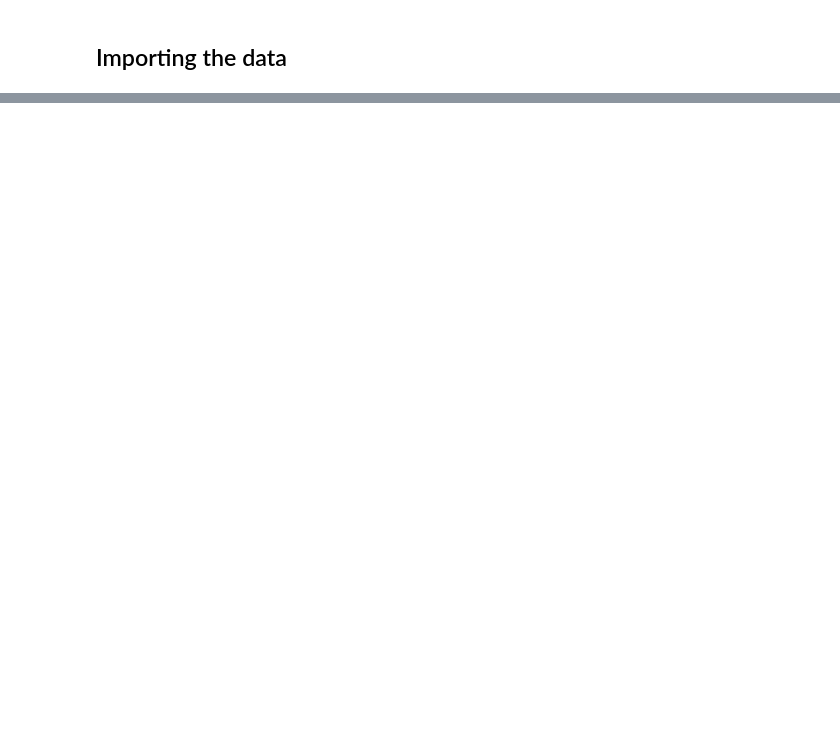
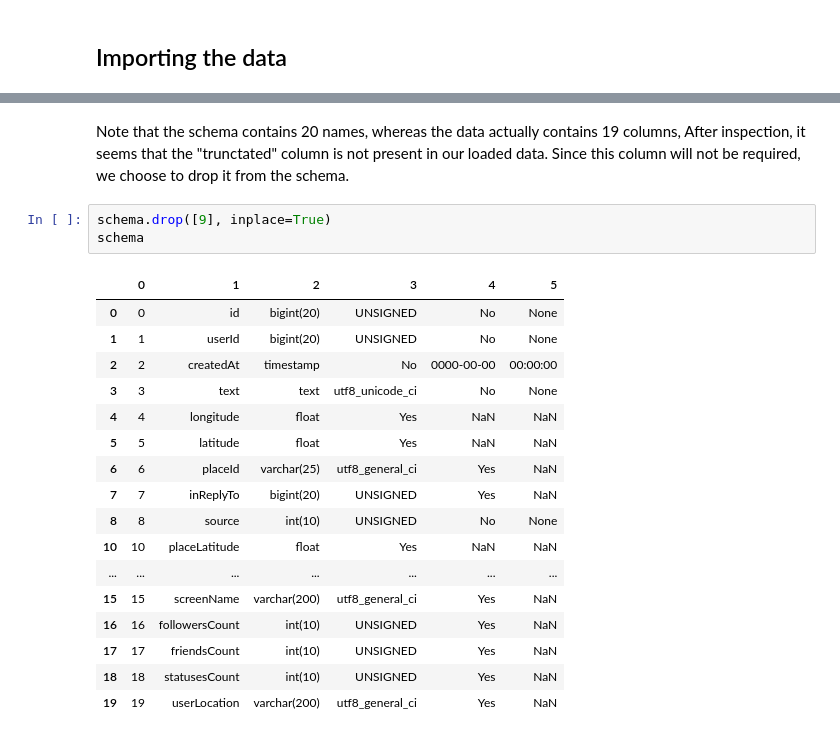
Before and after one commit to paulnicolet/ADA-Project, a Jupyter notebook: notebooks/cleaning.ipynb, the cells around one changed output, grey strips where cells are left out. Drawn from its saved outputs; the diff is of its cells as text; blank space fills up the shorter version.

```diff
--- a/notebooks/cleaning.ipynb
+++ b/notebooks/cleaning.ipynb
@@ -59,0 +53,23 @@ df.head()
+# %% [markdown]
+Note that the schema contains 20 names, whereas the data actually contains 19 columns, After inspection, it seems that the "trunctated" column is not present in our loaded data. Since this column will not be required, we choose to drop it from the schema.
+# %%
+schema.drop([9], inplace=True)
+schema
+# %% [output]
+|  | 0 | 1 | 2 | 3 | 4 | 5 |
+| 0 | 0 | id | bigint(20) | UNSIGNED | No | None |
+| 1 | 1 | userId | bigint(20) | UNSIGNED | No | None |
+| 2 | 2 | createdAt | timestamp | No | 0000-00-00 | 00:00:00 |
+| 3 | 3 | text | text | utf8_unicode_ci | No | None |
+| 4 | 4 | longitude | float | Yes | NaN | NaN |
+| 5 | 5 | latitude | float | Yes | NaN | NaN |
+| 6 | 6 | placeId | varchar(25) | utf8_general_ci | Yes | NaN |
+| 7 | 7 | inReplyTo | bigint(20) | UNSIGNED | Yes | NaN |
+| 8 | 8 | source | int(10) | UNSIGNED | No | None |
+| 10 | 10 | placeLatitude | float | Yes | NaN | NaN |
+| ... | ... | ... | ... | ... | ... | ... |
+| 15 | 15 | screenName | varchar(200) | utf8_general_ci | Yes | NaN |
+| 16 | 16 | followersCount | int(10) | UNSIGNED | Yes | NaN |
+| 17 | 17 | friendsCount | int(10) | UNSIGNED | Yes | NaN |
+| 18 | 18 | statusesCount | int(10) | UNSIGNED | Yes | NaN |
+| 19 | 19 | userLocation | varchar(200) | utf8_general_ci | Yes | NaN |
```
Also changed, not shown: parts of 12 cells of this notebook, 2 other files.
